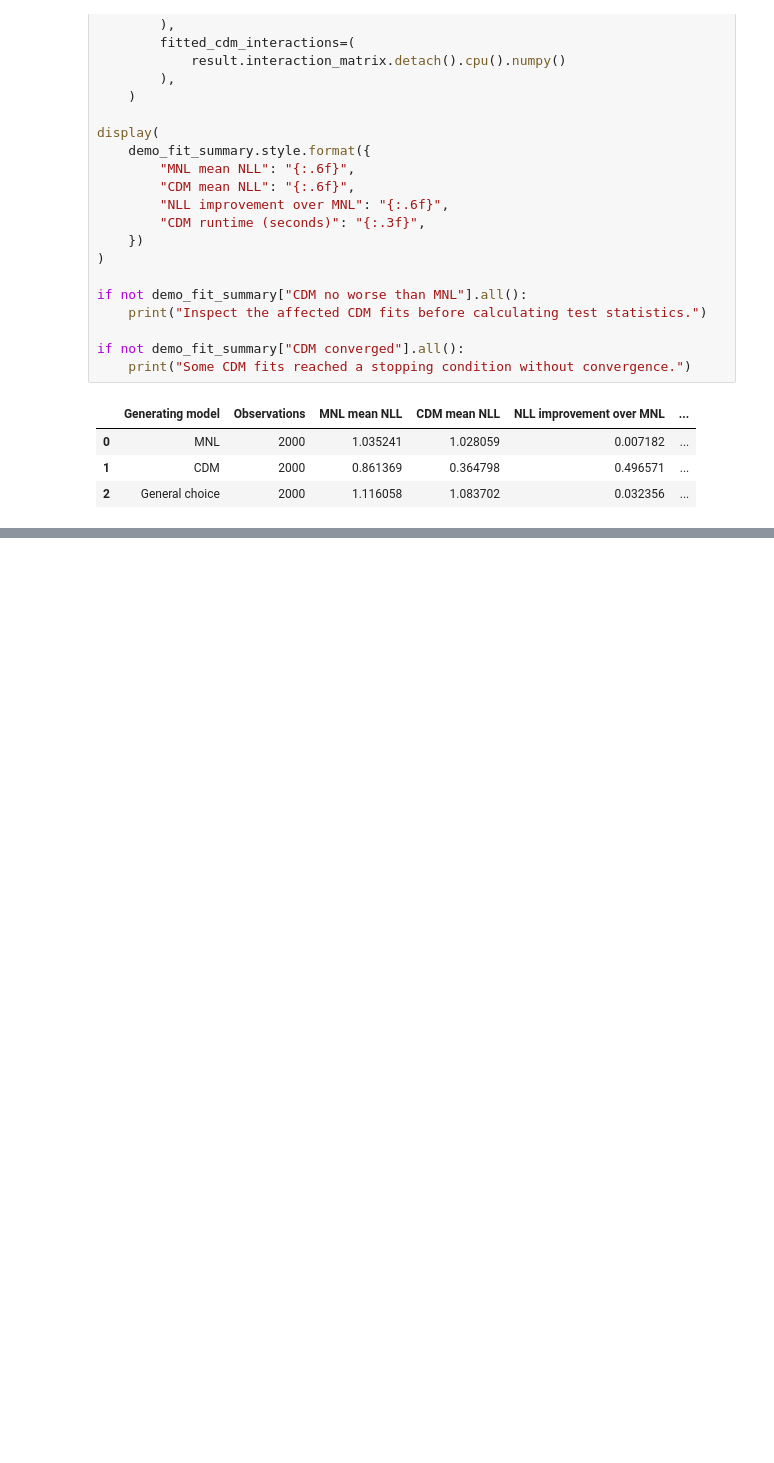
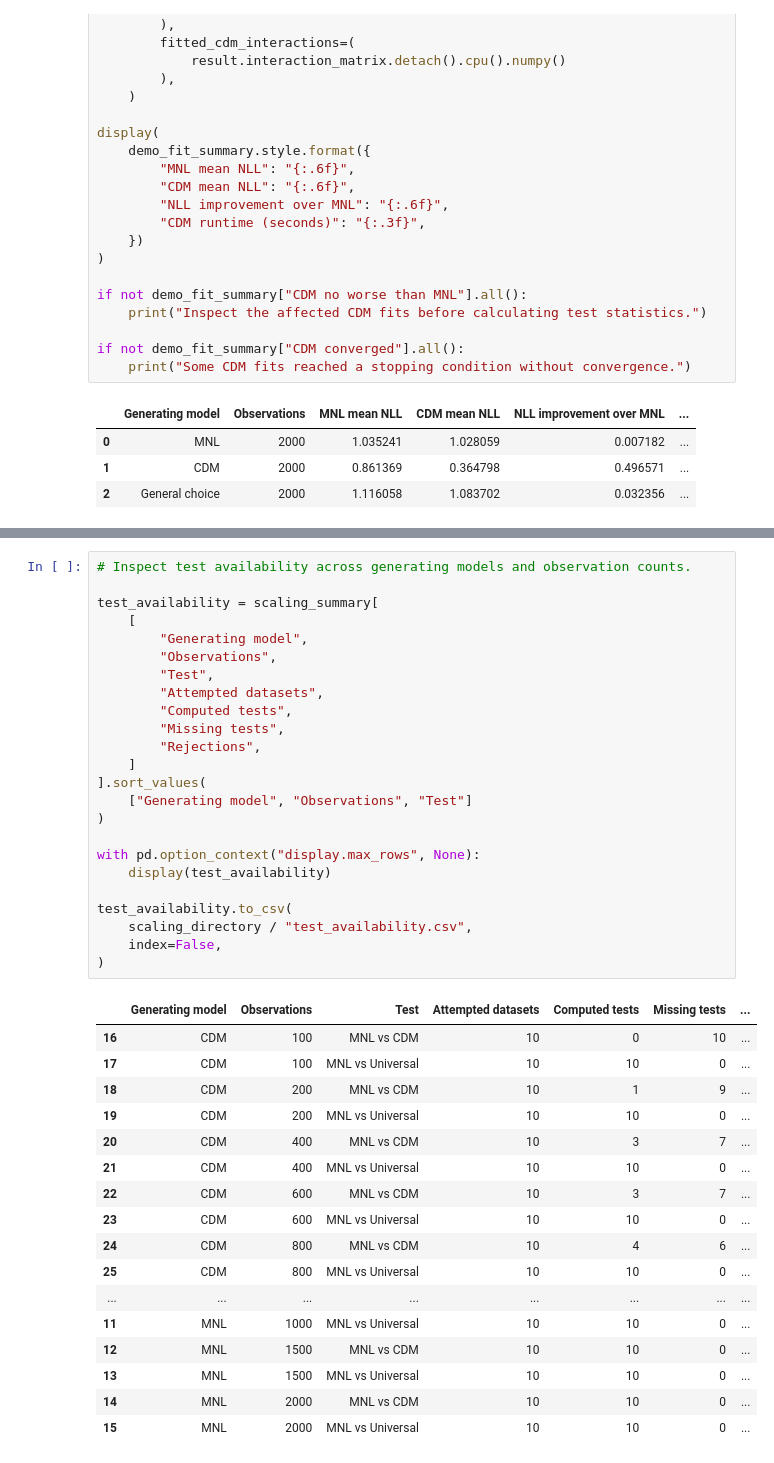
Before and after one commit to rbhdsks/Learning-from-Comparison-Data-Master-Thesis-Project-, a Jupyter notebook: notebooks/experiments/Context_Dependent_Model/CDM_Paper_Reproduction/02_synthetic_iia_tests.ipynb, the cells around one changed output, grey strips where cells are left out. Saved outputs shown, nothing was run; the diff lists cells and outputs as text; blank space fills up the shorter version.

Commit message:
added till iia seperation tests

```diff
--- a/notebooks/experiments/Context_Dependent_Model/CDM_Paper_Reproduction/02_synthetic_iia_tests.ipynb
+++ b/notebooks/experiments/Context_Dependent_Model/CDM_Paper_Reproduction/02_synthetic_iia_tests.ipynb
@@ -771,0 +2091,42 @@ if not demo_fit_summary["CDM converged"].all():
+# %%
+# Inspect test availability across generating models and observation counts.
+
+test_availability = scaling_summary[
+    [
+        "Generating model",
+        "Observations",
+        "Test",
+        "Attempted datasets",
+        "Computed tests",
+        "Missing tests",
+        "Rejections",
+    ]
+].sort_values(
+    ["Generating model", "Observations", "Test"]
+)
+
+with pd.option_context("display.max_rows", None):
+    display(test_availability)
+
+test_availability.to_csv(
+    scaling_directory / "test_availability.csv",
+    index=False,
+)
+# %% [output]
+|  | Generating model | Observations | Test | Attempted datasets | Computed tests | Missing tests | ... |
+| 16 | CDM | 100 | MNL vs CDM | 10 | 0 | 10 | ... |
+| 17 | CDM | 100 | MNL vs Universal | 10 | 10 | 0 | ... |
+| 18 | CDM | 200 | MNL vs CDM | 10 | 1 | 9 | ... |
+| 19 | CDM | 200 | MNL vs Universal | 10 | 10 | 0 | ... |
+| 20 | CDM | 400 | MNL vs CDM | 10 | 3 | 7 | ... |
+| 21 | CDM | 400 | MNL vs Universal | 10 | 10 | 0 | ... |
+| 22 | CDM | 600 | MNL vs CDM | 10 | 3 | 7 | ... |
+| 23 | CDM | 600 | MNL vs Universal | 10 | 10 | 0 | ... |
+| 24 | CDM | 800 | MNL vs CDM | 10 | 4 | 6 | ... |
+| 25 | CDM | 800 | MNL vs Universal | 10 | 10 | 0 | ... |
+| ... | ... | ... | ... | ... | ... | ... | ... |
+| 11 | MNL | 1000 | MNL vs Universal | 10 | 10 | 0 | ... |
+| 12 | MNL | 1500 | MNL vs CDM | 10 | 10 | 0 | ... |
+| 13 | MNL | 1500 | MNL vs Universal | 10 | 10 | 0 | ... |
+| 14 | MNL | 2000 | MNL vs CDM | 10 | 10 | 0 | ... |
+| 15 | MNL | 2000 | MNL vs Universal | 10 | 10 | 0 | ... |
```
Also changed, not shown: parts of 28 cells of this notebook.
